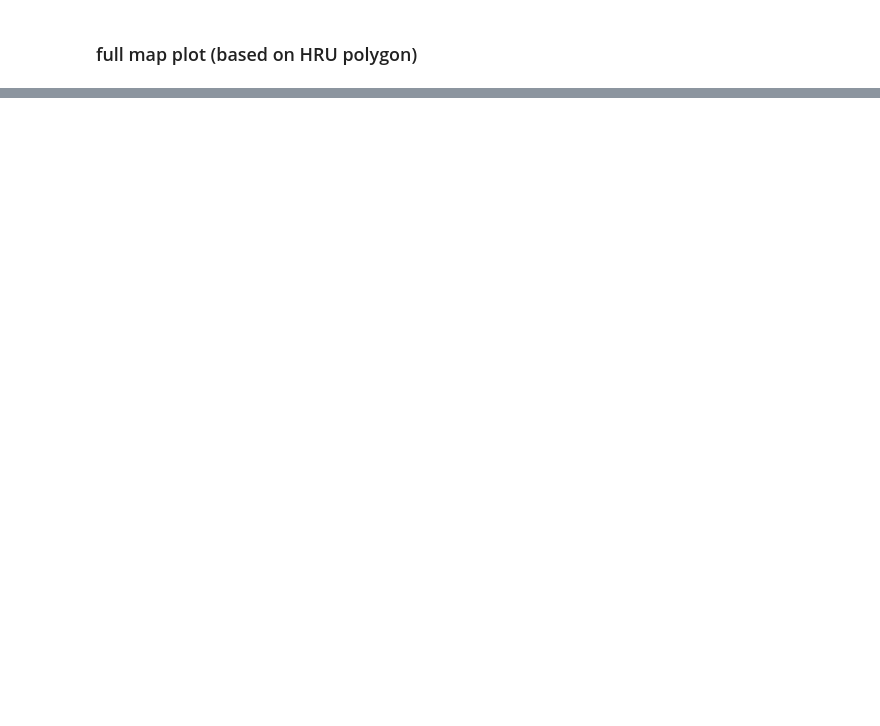
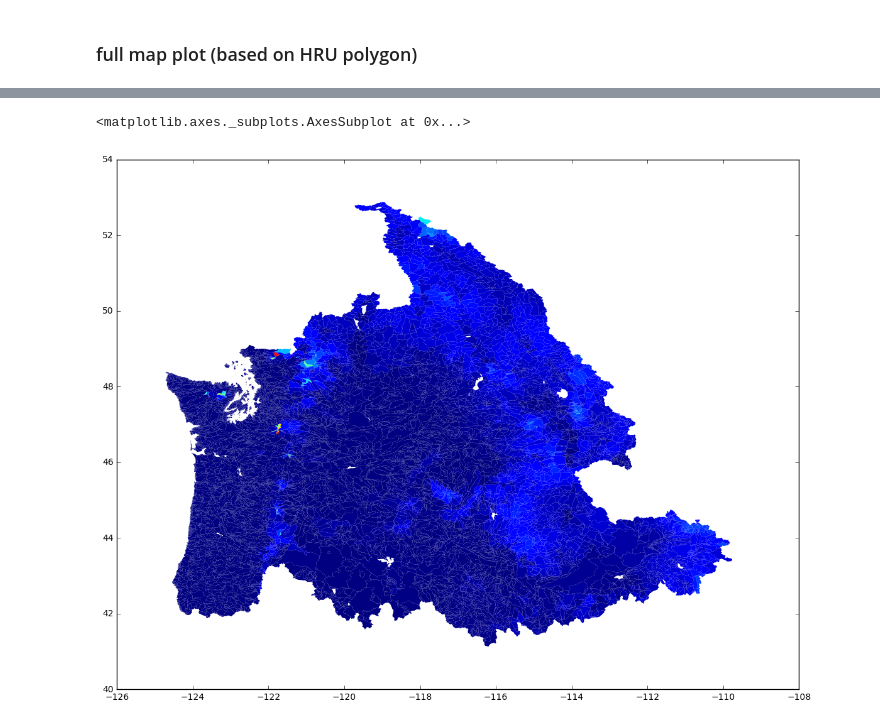
Before and after one commit to luckymichael/learnPython, a Jupyter notebook: plot_SUMMA_output.ipynb, the cells around one changed output, grey strips where cells are left out. Saved outputs shown, nothing was run; the diff lists cells and outputs as text; code cells hidden in the pictures; blank space fills up the shorter version.

```diff
--- a/plot_SUMMA_output.ipynb
+++ b/plot_SUMMA_output.ipynb
@@ -527,0 +527,7 @@ Wall time: 129 ms
+# %%
+var_name = 'scalarSWE_mean'
+ds_all = xr.open_dataset(r'D:\Cloud\Dropbox\postdoc\summa\summaData\columbia_full_run\monthlySWE.nc')
+hrushp = gpd.GeoDataFrame.from_file(r'D:\Cloud\Dropbox\postdoc\summa\columbia\data\columbia_hru_output_geo.shp')
+sp = SummaPlot(ds_all)
+%time sp.plot2d_map(var_name, hrushp, val_range=[0,9999], figsize=(14,14))
+# %% [output]
@@ -527,0 +535,2 @@ Wall time: 129 ms
+<matplotlib.axes._subplots.AxesSubplot at 0x...>
+[figure, added]
```
Also changed, not shown: parts of 11 cells of this notebook, 1 other file.
